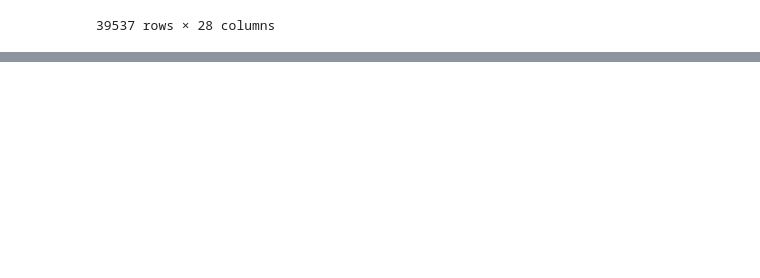
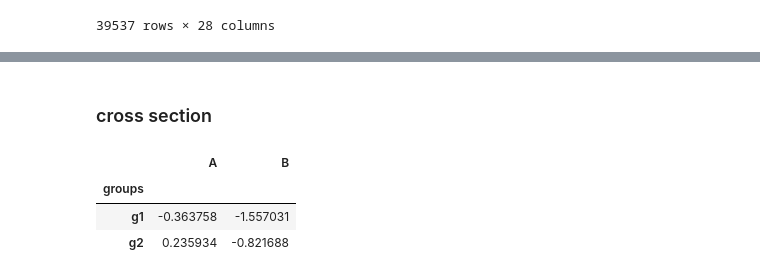
Before and after one commit to amir-nrfkn/U-PyForDS, a Jupyter notebook: code/practice_file.ipynb, the cells around one changed output, grey strips where cells are left out. Cells and saved outputs as stored; diff of their text form; code cells hidden in the pictures; blank space fills up the shorter version.

```diff
--- a/code/Untitled1.ipynb
+++ b/code/practice_file.ipynb
@@ -70,0 +116,9 @@ sqldf
+# %% [markdown]
+### cross section
+# %%
+df.xs(1, level='numbers')
+# %% [output]
+|  | A | B |
+| groups |  |  |
+| g1 | -0.363758 | -1.557031 |
+| g2 | 0.235934 | -0.821688 |
```
Also changed, not shown: parts of 8 cells of this notebook.
